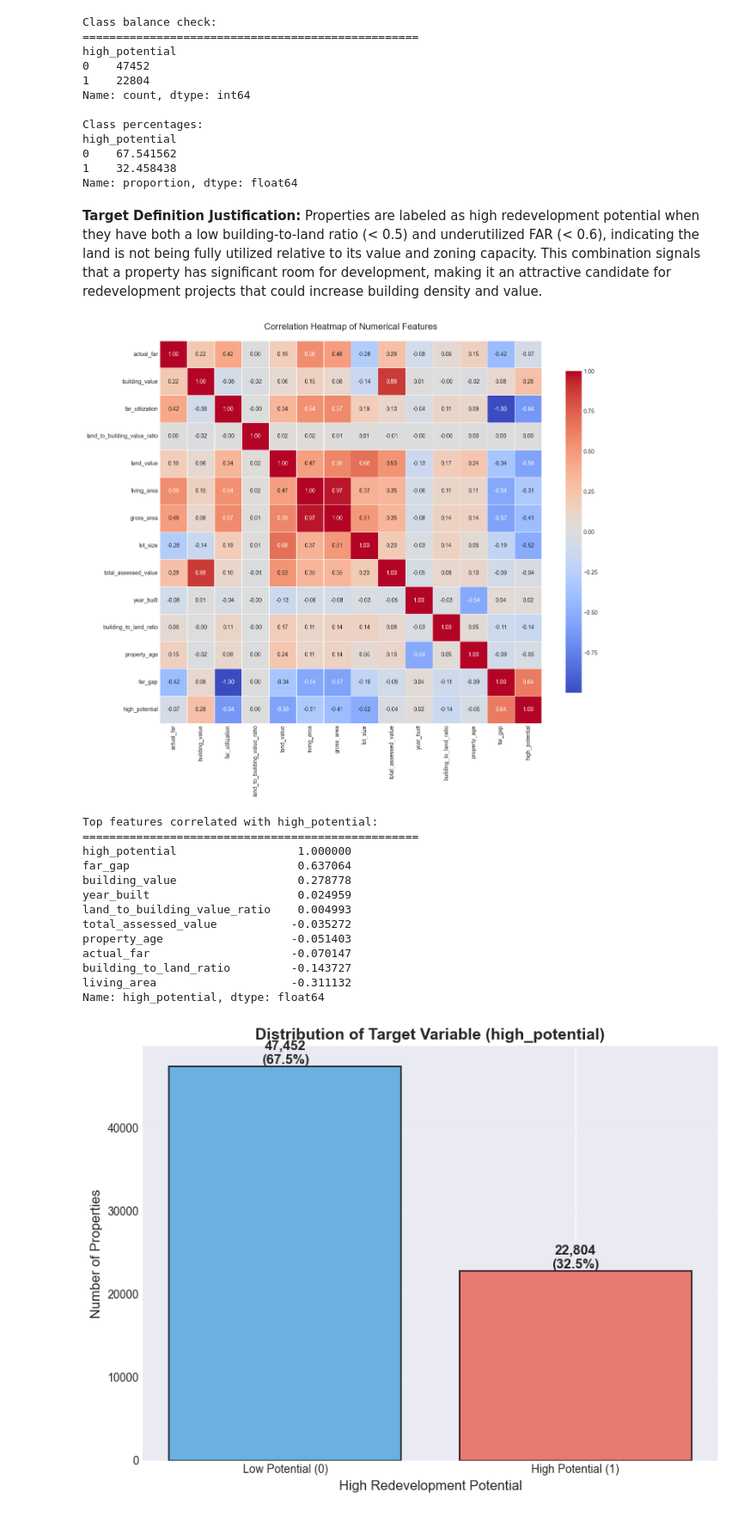
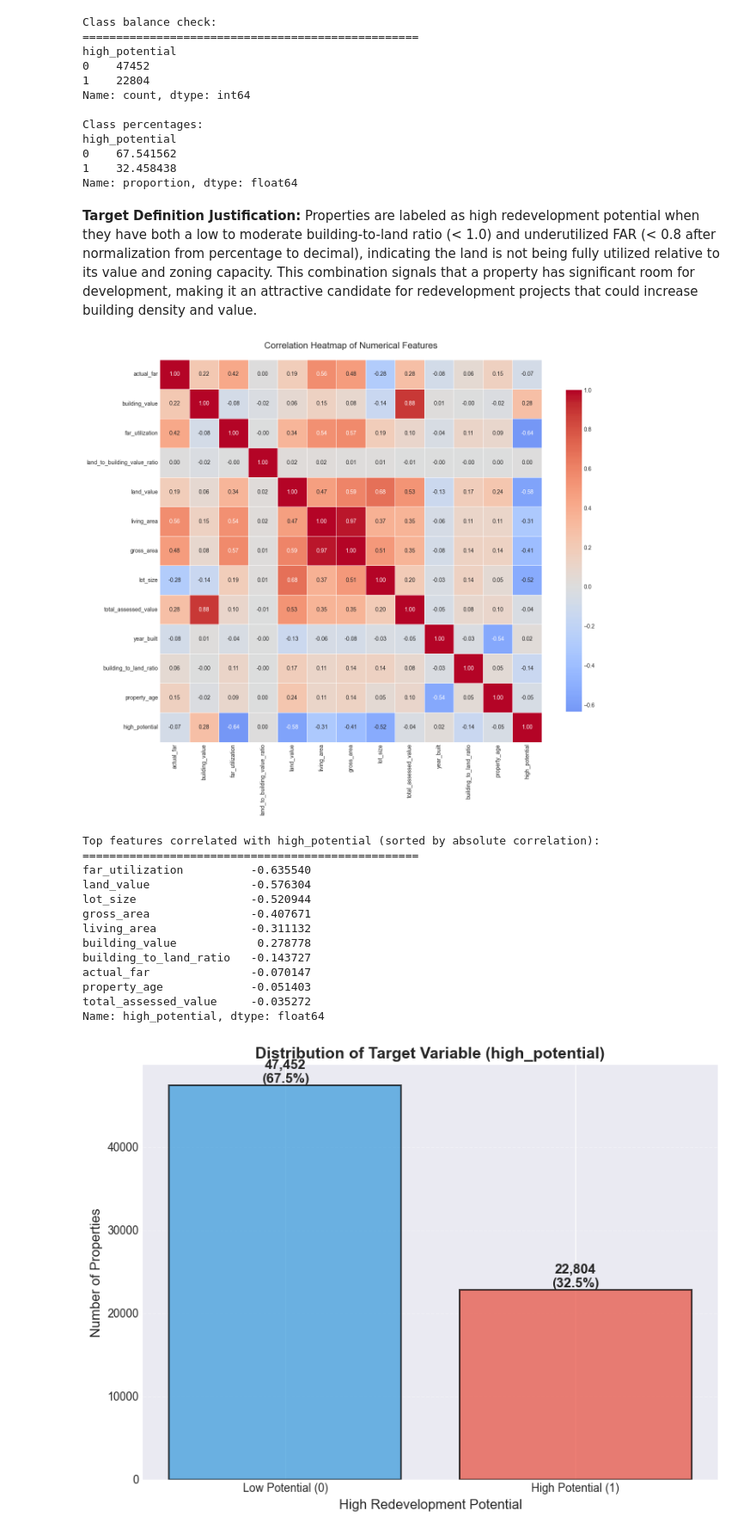
Before and after one commit to MiloMargolis/DS4400-Final-Project, a Jupyter notebook: notebooks/final_project.ipynb, the cells around one changed output. Shown at 86% size. Saved outputs shown, nothing was run; the diff lists cells and outputs as text; code cells hidden in the pictures.

Commit message:
updating heatmap

```diff
--- a/notebooks/final_project.ipynb
+++ b/notebooks/final_project.ipynb
@@ -502,47 +502,51 @@ high_potential
 Name: proportion, dtype: float64
 # %% [markdown]
 **Target Definition Justification:**
-Properties are labeled as high redevelopment potential when they have both a low building-to-land ratio (< 0.5) and underutilized FAR (< 0.6), indicating the land is not being fully utilized relative to its value and zoning capacity. This combination signals that a property has significant room for development, making it an attractive candidate for redevelopment projects that could increase building density and value.
+Properties are labeled as high redevelopment potential when they have both a low to moderate building-to-land ratio (< 1.0) and underutilized FAR (< 0.8 after normalization from percentage to decimal), indicating the land is not being fully utilized relative to its value and zoning capacity. This combination signals that a property has significant room for development, making it an attractive candidate for redevelopment projects that could increase building density and value.
 # %%
 # Correlation heatmap
 # Select numerical columns for correlation analysis
 # Exclude non-numerical columns and ID columns
 numerical_cols = df.select_dtypes(include=[np.number]).columns.tolist()
-# Remove ID columns and other non-feature columns
-exclude_cols = ['property_id', 'parcel_id', 'fiscal_year', 'classification_code']
+# Remove ID columns, other non-feature columns, and far_gap (multicollinearity with far_utilization)
+exclude_cols = ['property_id', 'parcel_id', 'fiscal_year', 'classification_code', 'far_gap']
 numerical_cols = [col for col in numerical_cols if col not in exclude_cols]
 
 # Calculate correlation matrix
 corr_matrix = df[numerical_cols].corr()
 
 # Create heatmap
 plt.figure(figsize=(14, 12))
 sns.heatmap(corr_matrix, annot=True, fmt='.2f', cmap='coolwarm', center=0,
             square=True, linewidths=0.5, cbar_kws={"shrink": 0.8})
 plt.title('Correlation Heatmap of Numerical Features', fontsize=16, pad=20)
 plt.tight_layout()
 plt.show()
 
-# Print features with highest correlation with target
+# Print features with highest correlation with target (sorted by absolute value)
 if 'high_potential' in corr_matrix.columns:
-    target_corr = corr_matrix['high_potential'].sort_values(ascending=False)
-    print("Top features correlated with high_potential:")
+    target_corr = corr_matrix['high_potential']
+    # Sort by absolute value to show strongest correlations regardless of direction
+    target_corr_abs = target_corr.reindex(target_corr.abs().sort_values(ascending=False).index)
+    print("Top features correlated with high_potential (sorted by absolute correlation):")
     print("="*50)
-    print(target_corr.head(10))
+    # Exclude high_potential itself from the output
+    target_corr_abs_filtered = target_corr_abs[target_corr_abs.index != 'high_potential']
+    print(target_corr_abs_filtered.head(10))
 # %% [output]
-[figure, old version]
+[figure, new version]
-Top features correlated with high_potential:
+Top features correlated with high_potential (sorted by absolute correlation):
 ==================================================
-high_potential                  1.000000
-far_gap                         0.637064
-building_value                  0.278778
-year_built                      0.024959
-land_to_building_value_ratio    0.004993
-total_assessed_value           -0.035272
-property_age                   -0.051403
-actual_far                     -0.070147
-building_to_land_ratio         -0.143727
-living_area                    -0.311132
+far_utilization          -0.635540
+land_value               -0.576304
+lot_size                 -0.520944
+gross_area               -0.407671
+living_area              -0.311132
+building_value            0.278778
+building_to_land_ratio   -0.143727
+actual_far               -0.070147
+property_age             -0.051403
+total_assessed_value     -0.035272
 Name: high_potential, dtype: float64
 # %%
 # Target distribution bar chart
```
Also changed, not shown: parts of 14 cells of this notebook.
